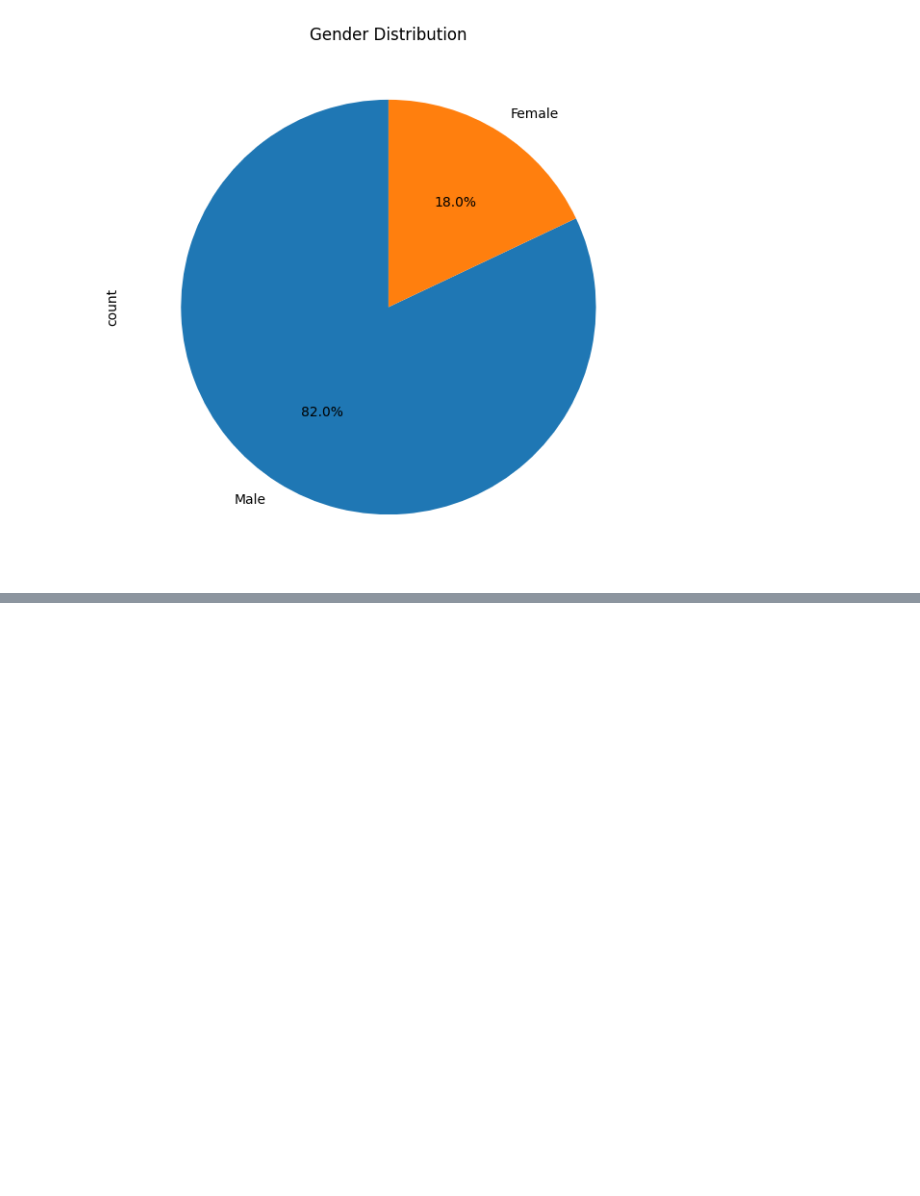
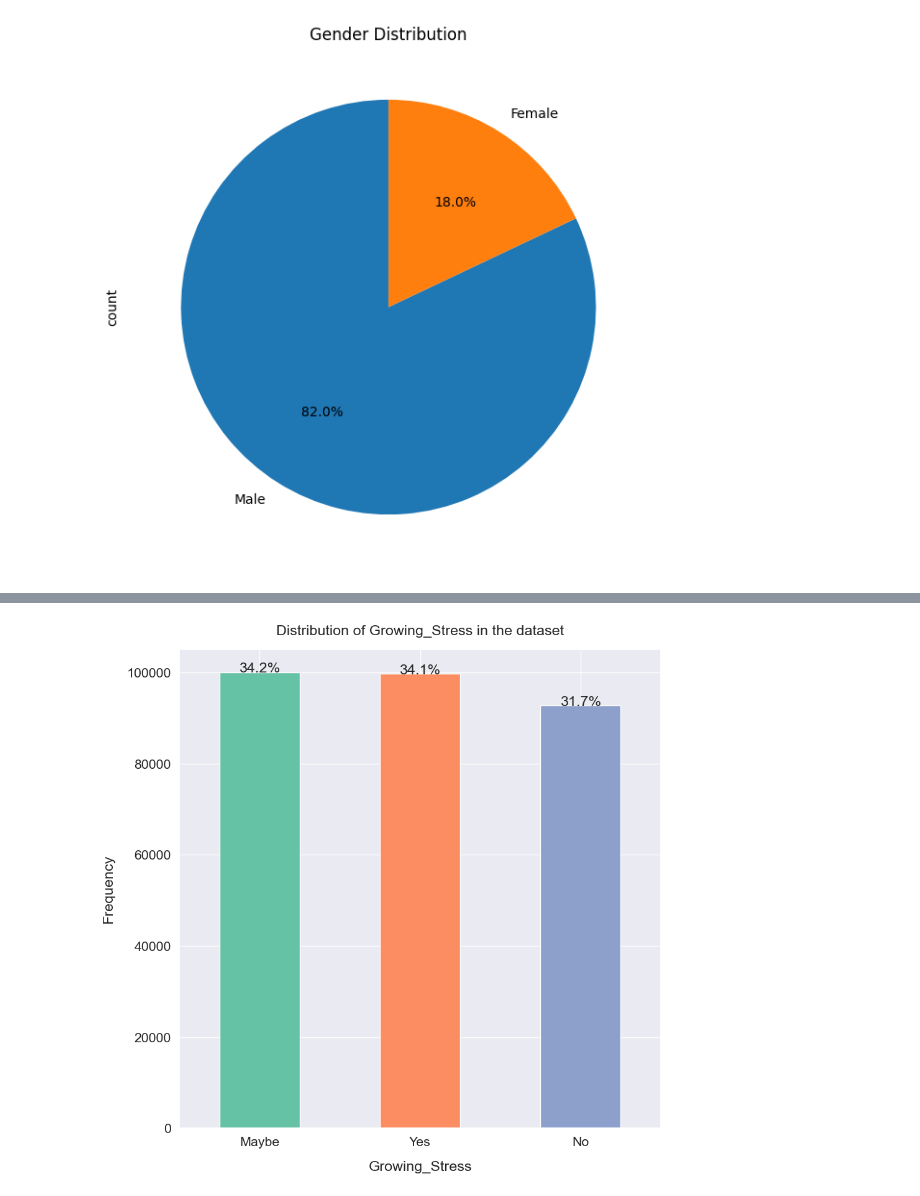
Before and after one commit to bhandariarun/KMC_Project, a Jupyter notebook: Untitled.ipynb, the cells around one changed output, grey strips where cells are left out. Saved outputs shown, nothing was run; the diff lists cells and outputs as text; code cells hidden in the pictures; blank space fills up the shorter version.

```diff
--- a/Untitled.ipynb
+++ b/Untitled.ipynb
@@ -150,0 +197,4 @@ ValueError: Could not interpret value `gender` for `x`. An entry with this name
+# %%
+univariate_barplot(df, "Growing_Stress")
+# %% [output]
+[figure, added]
```
Also changed, not shown: parts of 13 cells of this notebook.
